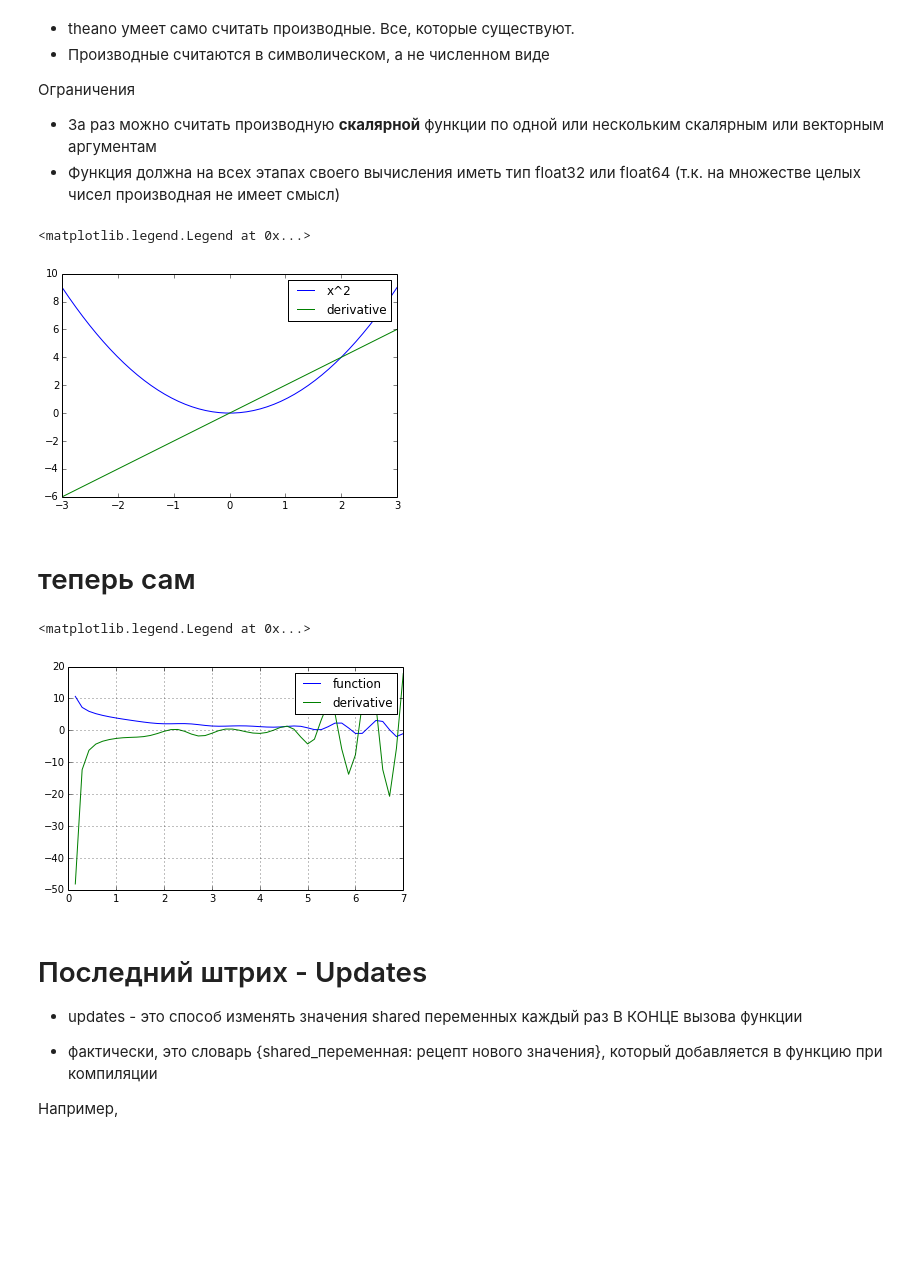
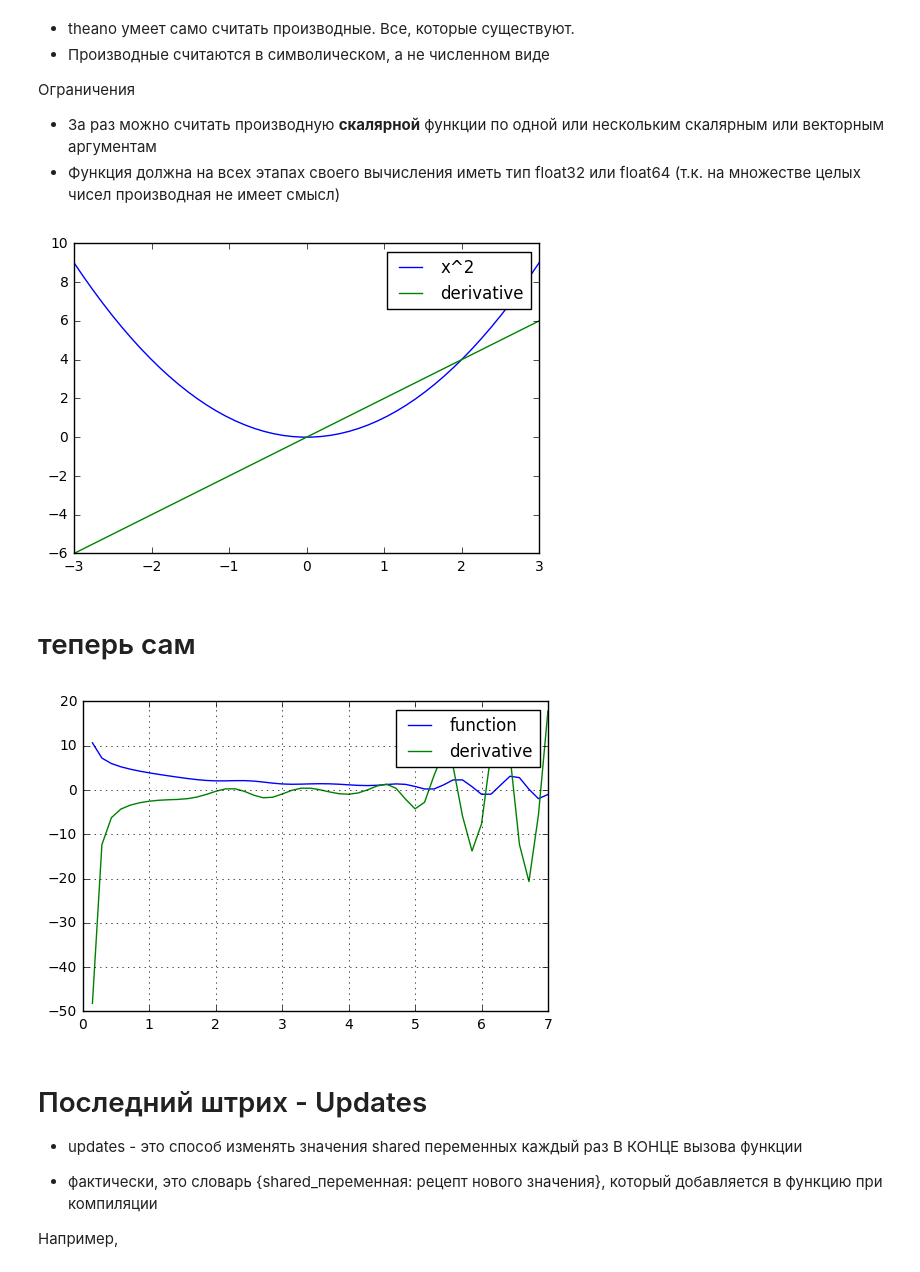
Before and after one commit to re9ulus/MIPT_Data_Mining_In_Action_2016, a Jupyter notebook: trends/hw1/theano.ipynb, the cells around one changed output. Saved outputs shown, nothing was run; the diff lists cells and outputs as text; code cells hidden in the pictures; blank space fills up the shorter version.

Commit message:
Update trends/hw1, finish theano 1 lab

```diff
--- a/trends/hw1/theano.ipynb
+++ b/trends/hw1/theano.ipynb
@@ -289,42 +297,44 @@ x = np.linspace(-3,3)
 x_squared = map(fun,x)
 x_squared_der = map(grad,x)
 
-plt.plot(x, x_squared,label="x^2")
-plt.plot(x, x_squared_der, label="derivative")
+plt.plot(x, list(x_squared), label='x^2')
+plt.plot(x, list(x_squared_der), label='derivative')
 plt.legend()
+plt.show()
 # %% [output]
-<matplotlib.legend.Legend at 0x...>
-[figure, old version]
+[figure, new version]
 # %% [markdown]
 # теперь сам
 # %%
-
 my_vector = T.vector('float64')
 
 #посчитай производные этой функции по my_scalar и my_vector
 #warning! Не пытайся понять физический смысл этой функции
-weird_psychotic_function = ((my_vector+my_scalar)**(1+T.var(my_vector)) +1./T.arcsinh(my_scalar)).mean()/(my_scalar**2 +1) + 0.01*T.sin(2*my_scalar**1.5)*(T.sum(my_vector)* my_scalar**2)*T.exp((my_scalar-4)**2)/(1+T.exp((my_scalar-4)**2))*(1.-(T.exp(-(my_scalar-4)**2))/(1+T.exp(-(my_scalar-4)**2)))**2
+weird_psychotic_function = ((my_vector + my_scalar)**(1 + T.var(my_vector)) + 1. / T.arcsinh(my_scalar)).mean() \
+    / (my_scalar**2 + 1) + 0.01 * T.sin(2 * my_scalar**1.5) * (T.sum(my_vector) *my_scalar**2) * T.exp((my_scalar-4)**2) \
+    / (1 + T.exp((my_scalar - 4)**2)) * (1. - (T.exp( - (my_scalar - 4)**2)) / (1 + T.exp( - (my_scalar - 4)**2)))**2
 
+# градиент функции сверху по скаляру и вектору (можно дать списком)
+der_by_scalar = theano.grad(weird_psychotic_function, my_scalar)
+der_by_vector = theano.grad(weird_psychotic_function, my_vector)
 
-der_by_scalar,der_by_vector = градиент функции сверху по скаляру и вектору (можно дать списком)
-
-
-compute_weird_function = theano.function([my_scalar,my_vector],weird_psychotic_function)
-compute_der_by_scalar = theano.function([my_scalar,my_vector],der_by_scalar)
+compute_weird_function = theano.function([my_scalar, my_vector], weird_psychotic_function)
+compute_der_by_scalar = theano.function([my_scalar, my_vector], der_by_scalar)
 # %%
 #график функции и твоей производной
-vector_0 = [1,2,3]
+vector_0 = [1, 2, 3]
 
-scalar_space = np.linspace(0,7)
+scalar_space = np.linspace(0, 7)
 
-y = [compute_weird_function(x,vector_0) for x in scalar_space]
-plt.plot(scalar_space,y,label='function')
-y_der_by_scalar = [compute_der_by_scalar(x,vector_0) for x in scalar_space]
-plt.plot(scalar_space,y_der_by_scalar,label='derivative')
-plt.grid();plt.legend()
+y = [compute_weird_function(x, vector_0) for x in scalar_space]
+plt.plot(scalar_space, y, label='function')
+y_der_by_scalar = [compute_der_by_scalar(x, vector_0) for x in scalar_space]
+plt.plot(scalar_space, y_der_by_scalar, label='derivative')
+plt.grid()
+plt.legend()
+plt.show()
 # %% [output]
-<matplotlib.legend.Legend at 0x...>
-[figure, old version]
+[figure, new version]
 # %% [markdown]
 # Последний штрих - Updates
 
```
Also changed, not shown: parts of 17 cells of this notebook.
